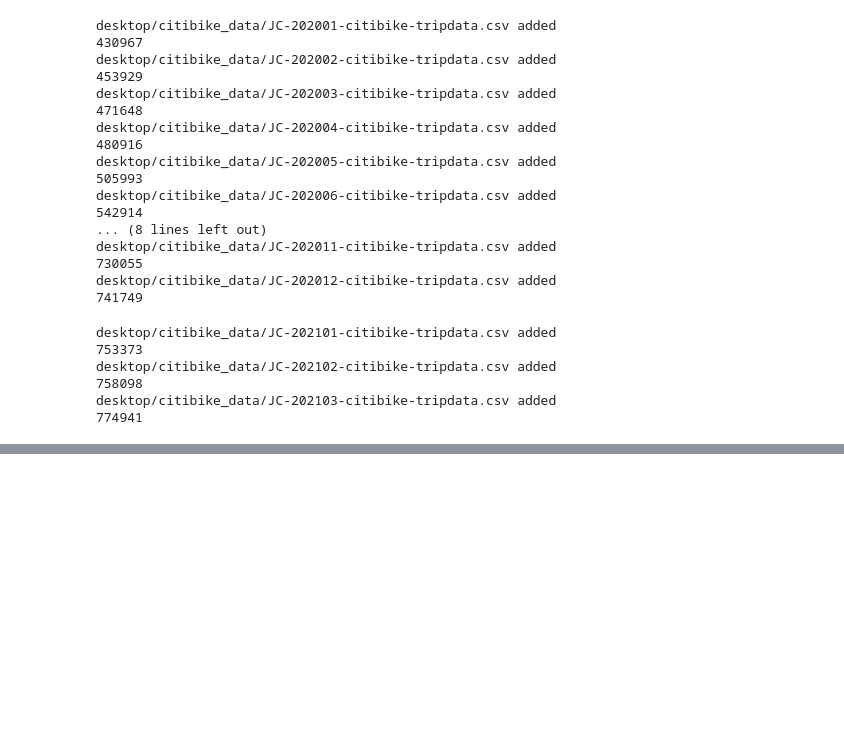
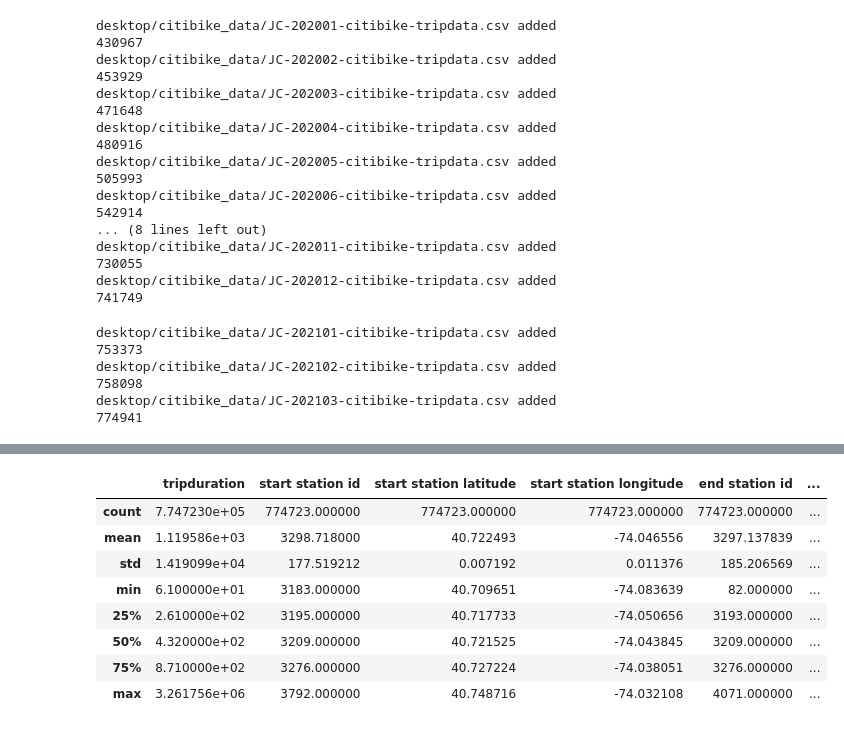
Before and after one commit to gspahlin/Citibike_analysis, a Jupyter notebook: citibike_dataset_creation.ipynb, the cells around one changed output, grey strips where cells are left out. Drawn from its saved outputs; the diff is of its cells as text; code cells hidden in the pictures; blank space fills up the shorter version.

```diff
--- a/citibike_dataset_creation.ipynb
+++ b/citibike_dataset_creation.ipynb
@@ -284,0 +304,12 @@ bike_df.to_csv('desktop/citibike_combined/citibike_combined_1.csv', index = Fals
+# %%
+bike_df.describe()
+# %% [output]
+|  | tripduration | start station id | start station latitude | start station longitude | end station id | ... |
+| count | 7.747230e+05 | 774723.000000 | 774723.000000 | 774723.000000 | 774723.000000 | ... |
+| mean | 1.119586e+03 | 3298.718000 | 40.722493 | -74.046556 | 3297.137839 | ... |
+| std | 1.419099e+04 | 177.519212 | 0.007192 | 0.011376 | 185.206569 | ... |
+| min | 6.100000e+01 | 3183.000000 | 40.709651 | -74.083639 | 82.000000 | ... |
+| 25% | 2.610000e+02 | 3195.000000 | 40.717733 | -74.050656 | 3193.000000 | ... |
+| 50% | 4.320000e+02 | 3209.000000 | 40.721525 | -74.043845 | 3209.000000 | ... |
+| 75% | 8.710000e+02 | 3276.000000 | 40.727224 | -74.038051 | 3276.000000 | ... |
+| max | 3.261756e+06 | 3792.000000 | 40.748716 | -74.032108 | 4071.000000 | ... |
```
Also changed, not shown: parts of 16 cells of this notebook.
